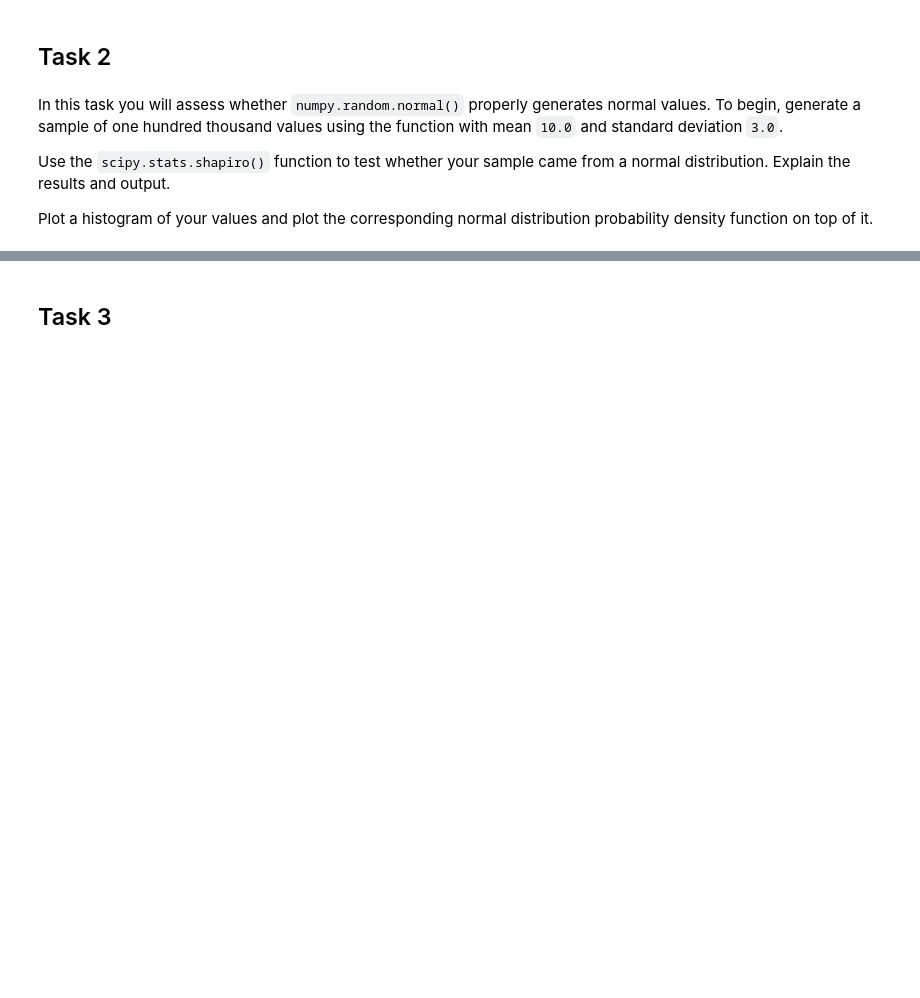
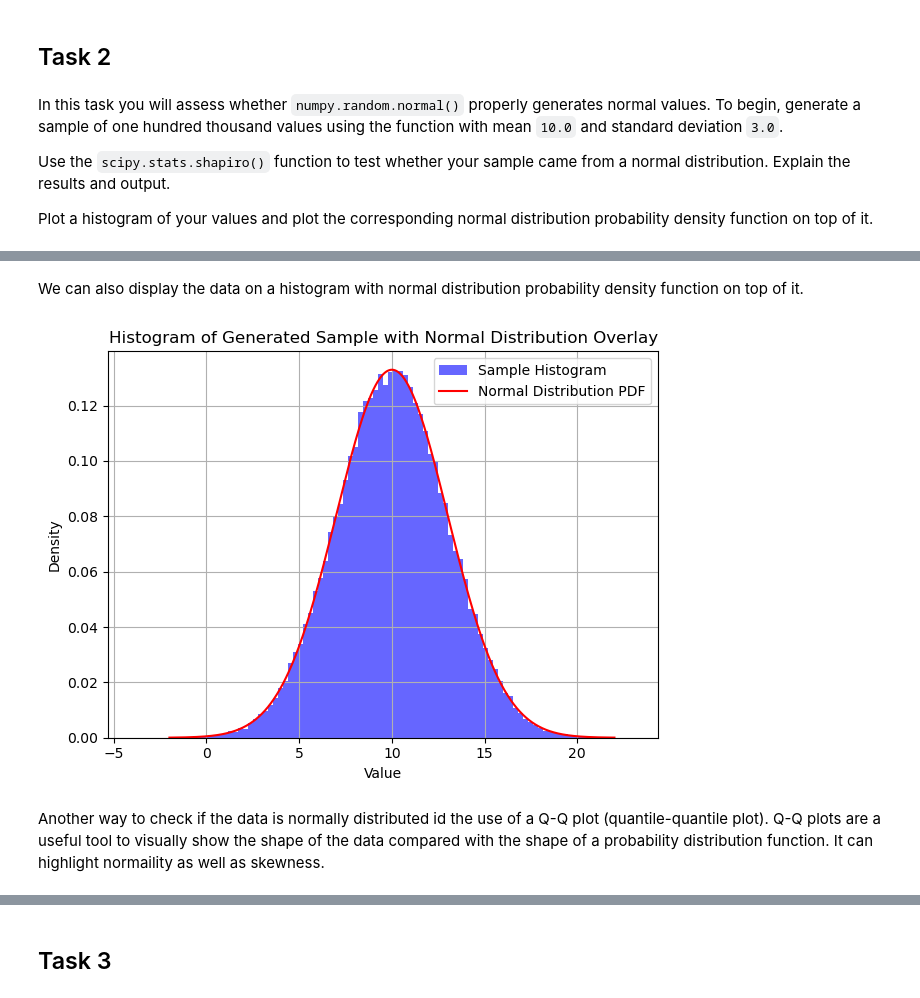
Before and after one commit to lgrealish/applied_statistics, a Jupyter notebook: tasks.ipynb, the cells around one changed output, grey strips where cells are left out. Drawn from its saved outputs; the diff is of its cells as text; code cells hidden in the pictures; blank space fills up the shorter version.

```diff
--- a/tasks.ipynb
+++ b/tasks.ipynb
@@ -192,12 +218,24 @@ print(f"p-value: {shapiro_test.pvalue}")
+# %% [markdown]
+We can also display the data on a histogram with normal distribution probability density function on top of it.
 # %%
-# Plot histogram of the generated sample
-# fig, ax = plt.subplots()
+# Plot histogram of the generated sample and overlay with the pdf
 
 plt.hist(sample, bins=100, density=True, alpha=0.6, color='b', label='Sample Histogram')
-x = np.linspace(mean - 5*std_dev, mean + 5*std_dev, 100000)
-#x = np.linspace(-10,30, 100000)
+x = np.linspace(mean - 4*std_dev, mean + 4*std_dev, 100000)
 pdf = stats.norm.pdf(x, loc=mean, scale=std_dev)
 plt.plot(x, pdf, 'r', label='Normal Distribution PDF')
+
+plt.title('Histogram of Generated Sample with Normal Distribution Overlay')
+plt.xlabel('Value')
+plt.ylabel('Density')
+plt.tight_layout()
+plt.grid()
+plt.legend()
+plt.show()
+# %% [output]
+[figure, added]
+# %% [markdown]
+Another way to check if the data is normally distributed id the use of a Q-Q plot (quantile-quantile plot).  Q-Q plots are a useful tool to visually show the shape of the data compared with the shape of a probability distribution function.  It can highlight normaility as well as skewness.
 # %%
 # Create a probability plot for generated sample
 
```
Also changed, not shown: parts of 9 cells of this notebook, 1 other file.
